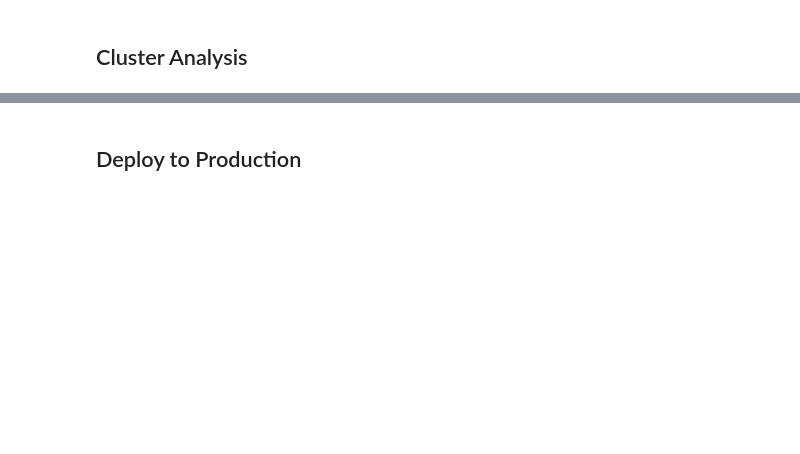
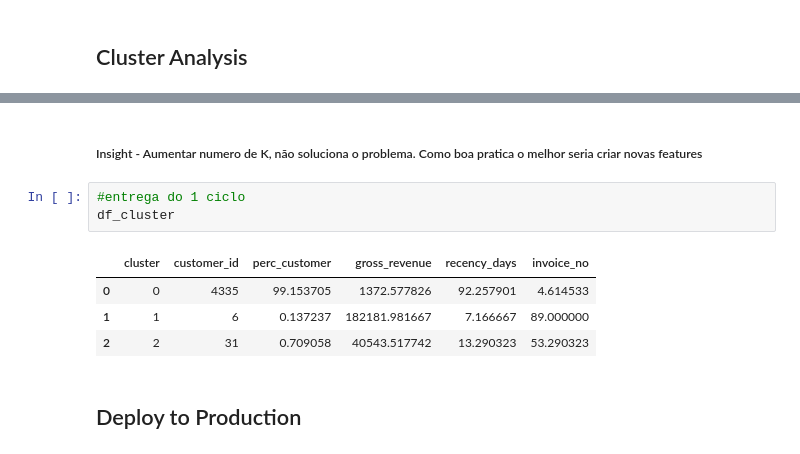
Before and after one commit to juanzimmer/customer_cluster, a Jupyter notebook: dataset.ipynb, the cells around one changed output, grey strips where cells are left out. Drawn from its saved outputs; the diff is of its cells as text; blank space fills up the shorter version.

Commit message:
Finalizado primeiro ciclo de entrega da solução

```diff
--- a/dataset.ipynb
+++ b/dataset.ipynb
@@ -466,2 +544,12 @@ kmeans.show()
+# %% [markdown]
+##### Insight - Aumentar numero de K, não soluciona o problema. Como boa pratica o melhor seria criar novas features
+# %%
+#entrega do 1 ciclo
+df_cluster
+# %% [output]
+|  | cluster | customer_id | perc_customer | gross_revenue | recency_days | invoice_no |
+| 0 | 0 | 4335 | 99.153705 | 1372.577826 | 92.257901 | 4.614533 |
+| 1 | 1 | 6 | 0.137237 | 182181.981667 | 7.166667 | 89.000000 |
+| 2 | 2 | 31 | 0.709058 | 40543.517742 | 13.290323 | 53.290323 |
 # %% [markdown]
 ## Deploy to Production
```
Also changed, not shown: parts of 22 cells of this notebook.
